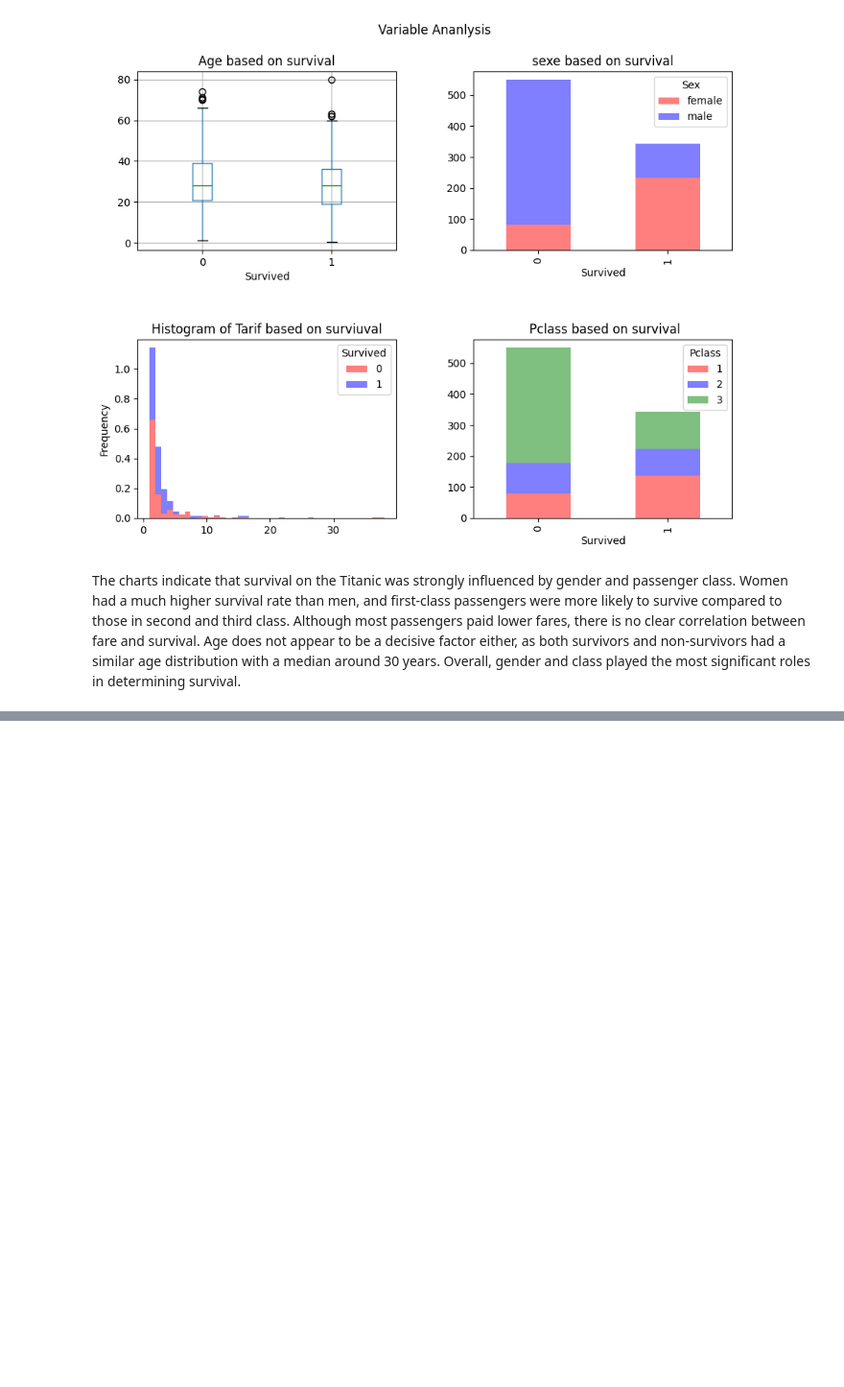
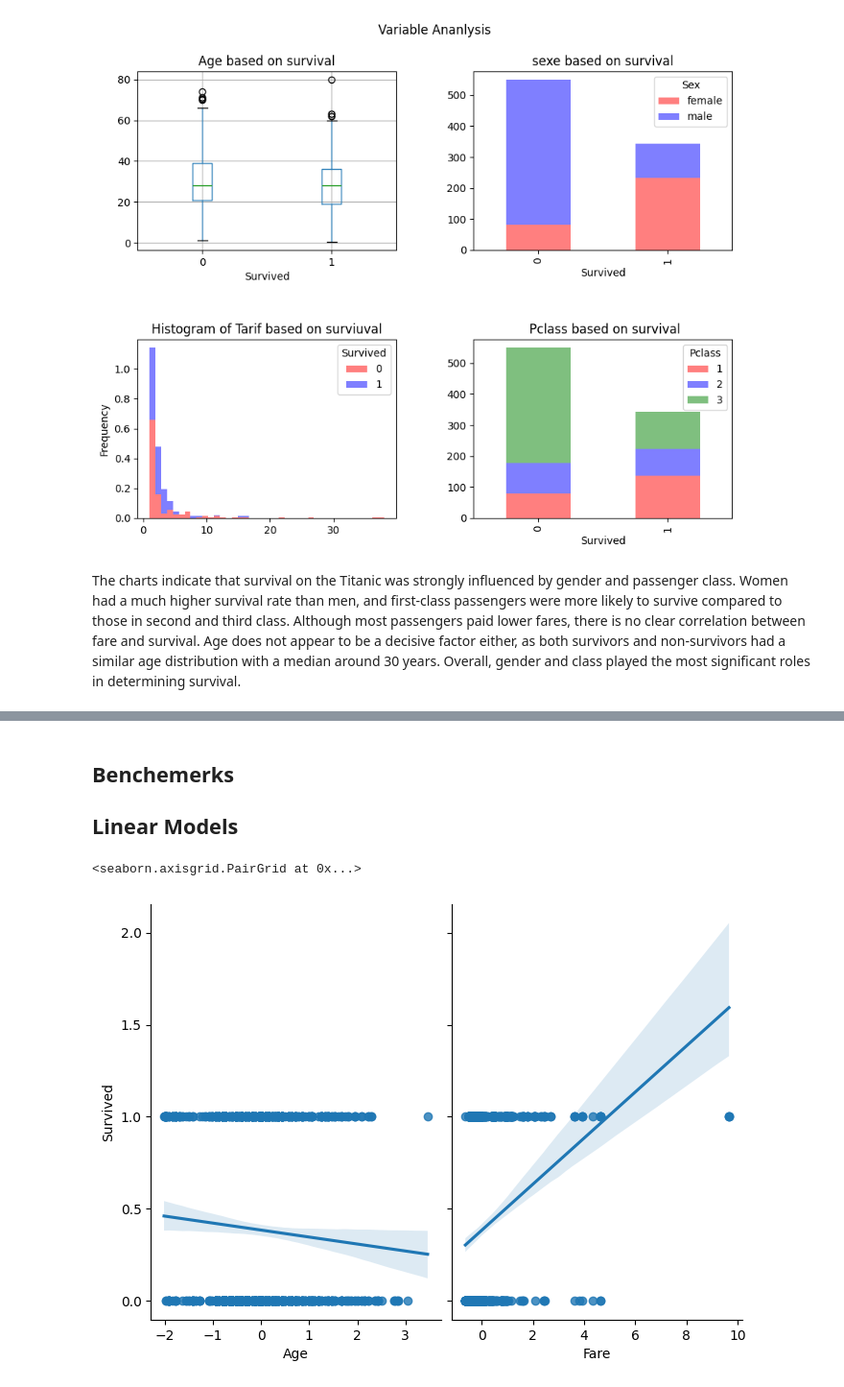
Before and after one commit to bedoo96/Machine-Learning, a Jupyter notebook: Hand_On_ML/Titanic_Algo.ipynb, the cells around one changed output, grey strips where cells are left out. Shown at 96% size. Cells and saved outputs as stored; diff of their text form; code cells hidden in the pictures; blank space fills up the shorter version.

```diff
--- a/Hand_On_ML/Titanic_Algo.ipynb
+++ b/Hand_On_ML/Titanic_Algo.ipynb
@@ -127,0 +154,26 @@ for i in range(cov.shape[0]):
+# %%
+# Normalization of 'Fare' column
+train['Fare'] = (train['Fare'] - train['Fare'].mean()) / train['Fare'].std()
+# Normalization of 'Age' column
+train['Age'] = (train['Age'] - train['Age'].mean()) / train['Age'].std()
+# Replace NaN in 'Age' with the mean of the column (no inplace=True)
+train['Age'] = train['Age'].fillna(train['Age'].mean())
+# Replace NaN in 'Embarked' with the most frequent value
+train['Embarked'] = train['Embarked'].fillna(train['Embarked'].value_counts().index[0])
+
+# Drop 'Name' and 'Ticket' columns
+train.drop(['Name', 'Ticket'], axis=1, inplace=True)
+# %%
+# Encoding variables
+# Assume `train` is your DataFrame
+train = pd.get_dummies(train, columns=['Sex', 'Pclass', 'Embarked'])
+# Drop the first dummy variable for each categorical feature to avoid dummy variable trap
+train.drop(['Sex_female', 'Pclass_2', 'Embarked_C'], axis=1, inplace=True)
+# Rename the remaining columns for clarity
+train.rename(columns={'Sex_male': 'Sex'}, inplace=True)
+# Convert the boolean columns to integers (0s and 1s)
+boolean_cols = train.select_dtypes(include='bool').columns
+train[boolean_cols] = train[boolean_cols].astype(int)
+
+# Display the updated DataFrame
+print(train.head())
@@ -127,0 +196,9 @@ for i in range(cov.shape[0]):
+# %% [markdown]
+## Benchemerks
+
+## Linear Models
+# %%
+sns.pairplot(train, x_vars=['Age', 'Fare'], y_vars='Survived', height=7, aspect=0.7, kind='reg', size=5 )
+# %% [output]
+<seaborn.axisgrid.PairGrid at 0x...>
+[figure, added]
```
Also changed, not shown: parts of 7 cells of this notebook.
